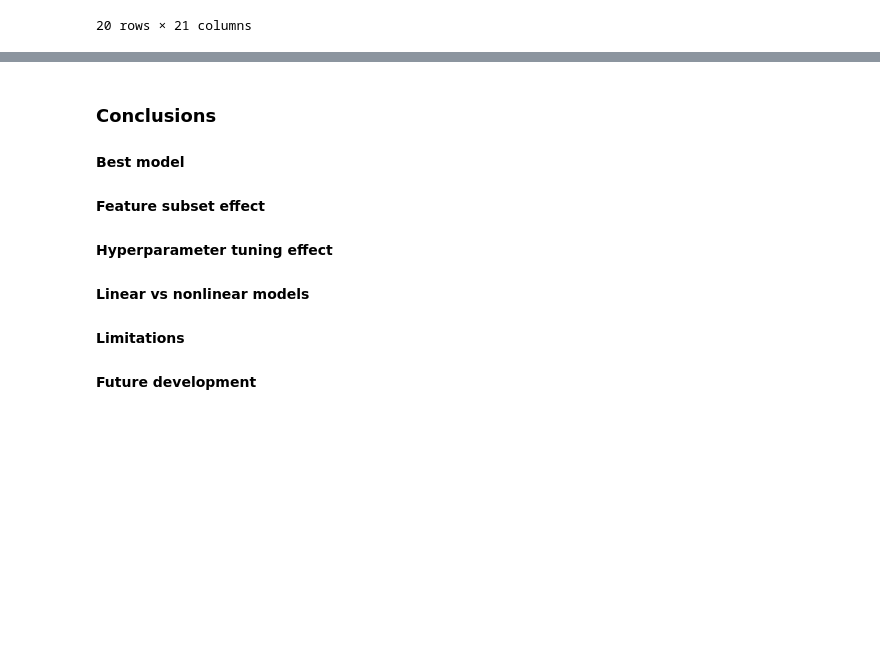
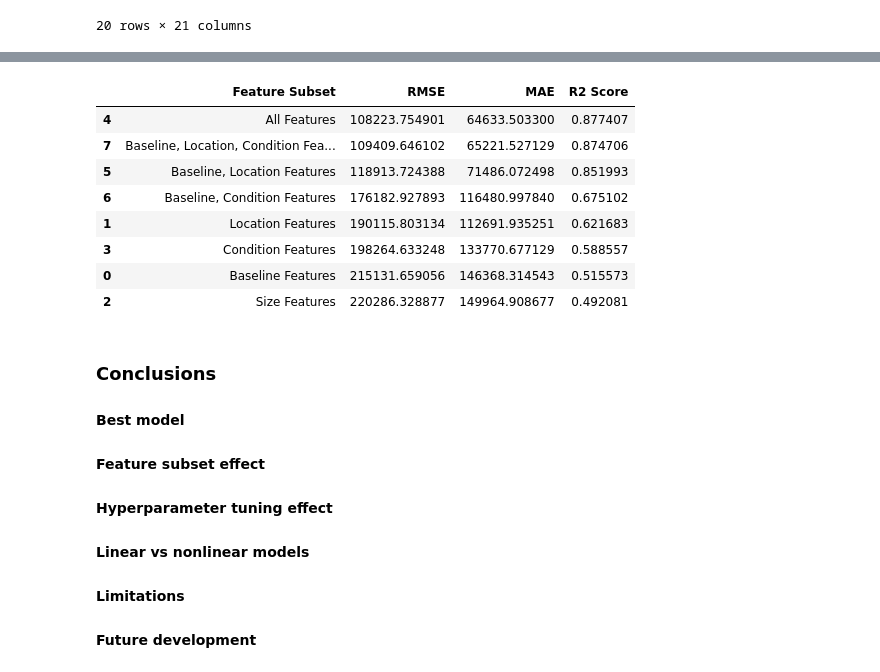
Before and after one commit to anhvuuw/Housing-Price-Prediction-Project, a Jupyter notebook: ENGR_521.ipynb, the cells around one changed output, grey strips where cells are left out. Cells and saved outputs as stored; diff of their text form; code cells hidden in the pictures; blank space fills up the shorter version.

```diff
--- a/ENGR_521.ipynb
+++ b/ENGR_521.ipynb
@@ -306,3 +304,55 @@ feature_subset_4 = baseline_features + living_proximity_features + view_features
+# %%
+# Random Forest
+from sklearn.ensemble import RandomForestRegressor
+
+rf_model = RandomForestRegressor(
+    n_estimators=50,
+    random_state=42,
+    n_jobs=-1
+)
+
+rf_results = []
+
+for subset_name, features in feature_subsets.items():
+    selected_features = [f for f in features if f in X.columns]
+
+    X_train = X_train_full[selected_features]
+    X_test = X_test_full[selected_features]
+
+    # Train model
+    rf_model.fit(X_train, y_train)
+
+    # Predict
+    y_pred = rf_model.predict(X_test)
+
+    # Calculate metrics
+    rmse = np.sqrt(mean_squared_error(y_test, y_pred))
+    mae = mean_absolute_error(y_test, y_pred)
+    r2 = r2_score(y_test, y_pred)
+
+    # Save results
+    rf_results.append({
+        "Feature Subset": subset_name,
+        "RMSE": rmse,
+        "MAE": mae,
+        "R2 Score": r2
+    })
+
+
+# Show Random Forest results
+rf_results_df = pd.DataFrame(rf_results)
+rf_results_df = rf_results_df.sort_values(by="RMSE")
+display(rf_results_df)
+# %% [output]
+|  | Feature Subset | RMSE | MAE | R2 Score |
+| 4 | All Features | 108223.754901 | 64633.503300 | 0.877407 |
+| 7 | Baseline, Location, Condition Fea... | 109409.646102 | 65221.527129 | 0.874706 |
+| 5 | Baseline, Location Features | 118913.724388 | 71486.072498 | 0.851993 |
+| 6 | Baseline, Condition Features | 176182.927893 | 116480.997840 | 0.675102 |
+| 1 | Location Features | 190115.803134 | 112691.935251 | 0.621683 |
+| 3 | Condition Features | 198264.633248 | 133770.677129 | 0.588557 |
+| 0 | Baseline Features | 215131.659056 | 146368.314543 | 0.515573 |
+| 2 | Size Features | 220286.328877 | 149964.908677 | 0.492081 |
 # %%
 # XGBoost
 # %%
```
Also changed, not shown: parts of 3 cells of this notebook.
